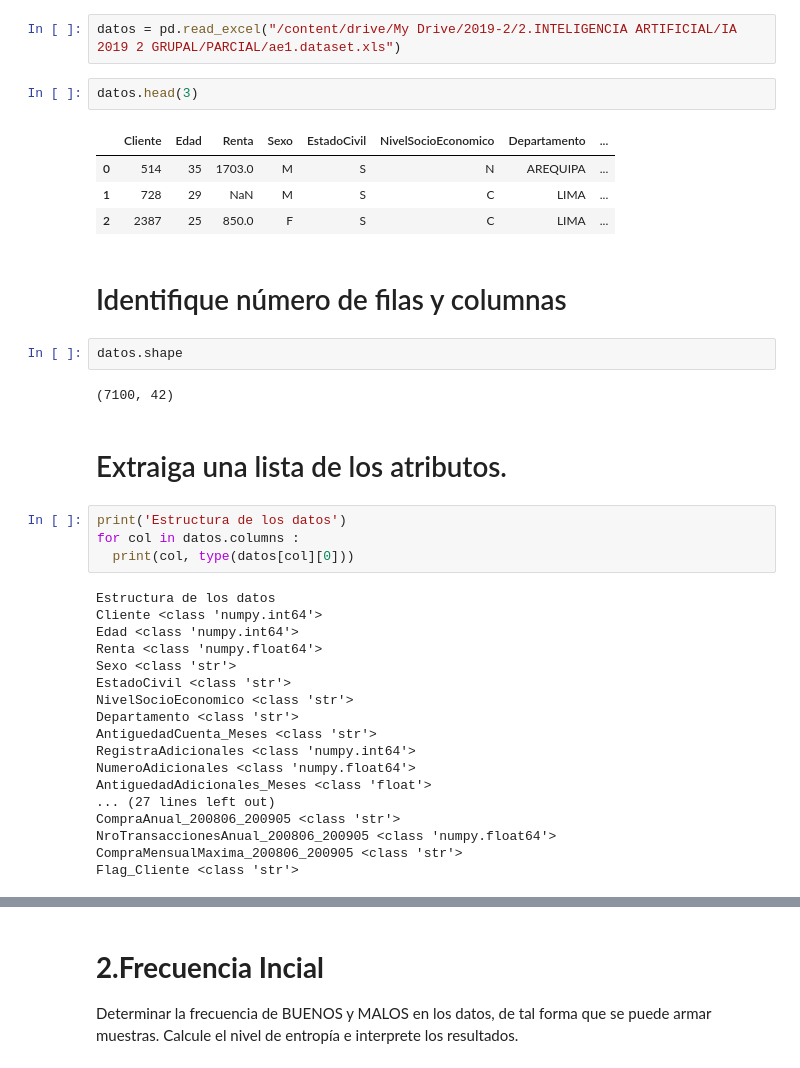
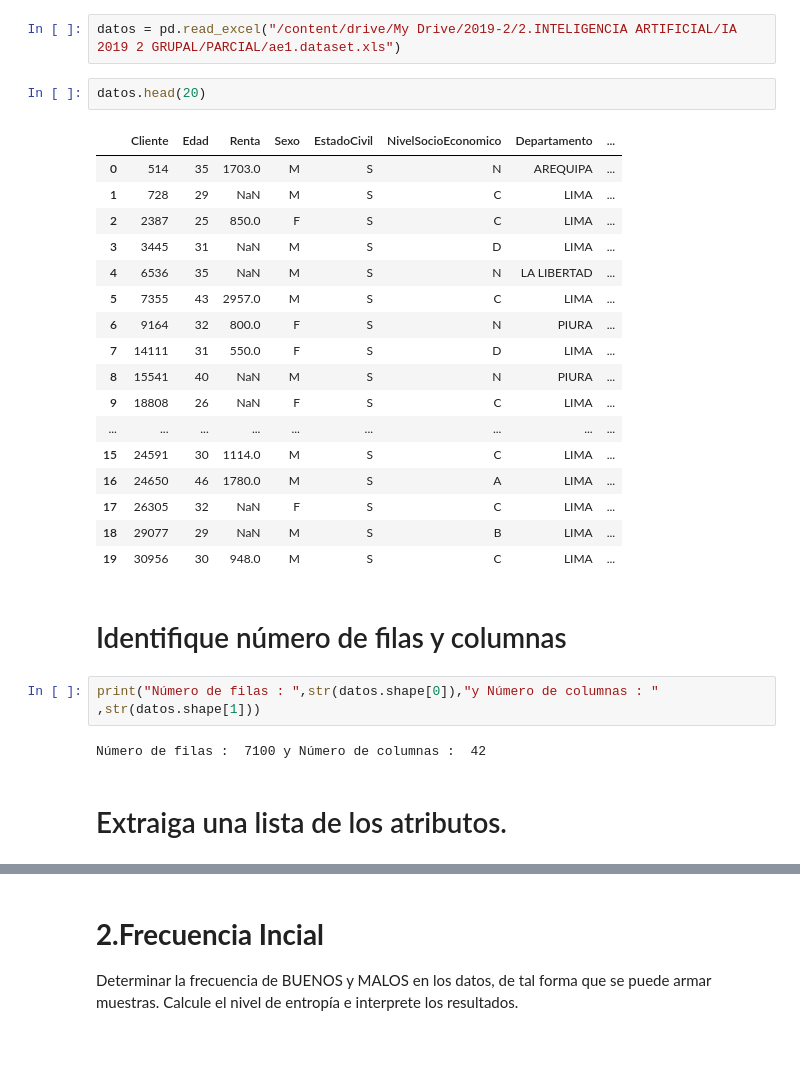
Before and after one commit to willians124/ML, a Jupyter notebook: Parcial_Regresión_Logística.ipynb, the cells around one changed output, grey strips where cells are left out. Saved outputs shown, nothing was run; the diff lists cells and outputs as text.

```diff
--- a/Parcial_Regresión_Logística.ipynb
+++ b/Parcial_Regresión_Logística.ipynb
@@ -56,39 +46,30 @@ Mounted at /content/drive
 # %%
 datos = pd.read_excel("/content/drive/My Drive/2019-2/2.INTELIGENCIA ARTIFICIAL/IA 2019 2 GRUPAL/PARCIAL/ae1.dataset.xls")
 # %%
-datos.head(3)
+datos.head(20)
 # %% [output]
 |  | Cliente | Edad | Renta | Sexo | EstadoCivil | NivelSocioEconomico | Departamento | ... |
 | 0 | 514 | 35 | 1703.0 | M | S | N | AREQUIPA | ... |
 | 1 | 728 | 29 | NaN | M | S | C | LIMA | ... |
 | 2 | 2387 | 25 | 850.0 | F | S | C | LIMA | ... |
+| 3 | 3445 | 31 | NaN | M | S | D | LIMA | ... |
+| 4 | 6536 | 35 | NaN | M | S | N | LA LIBERTAD | ... |
+| 5 | 7355 | 43 | 2957.0 | M | S | C | LIMA | ... |
+| 6 | 9164 | 32 | 800.0 | F | S | N | PIURA | ... |
+| 7 | 14111 | 31 | 550.0 | F | S | D | LIMA | ... |
+| 8 | 15541 | 40 | NaN | M | S | N | PIURA | ... |
+| 9 | 18808 | 26 | NaN | F | S | C | LIMA | ... |
+| ... | ... | ... | ... | ... | ... | ... | ... | ... |
+| 15 | 24591 | 30 | 1114.0 | M | S | C | LIMA | ... |
+| 16 | 24650 | 46 | 1780.0 | M | S | A | LIMA | ... |
+| 17 | 26305 | 32 | NaN | F | S | C | LIMA | ... |
+| 18 | 29077 | 29 | NaN | M | S | B | LIMA | ... |
+| 19 | 30956 | 30 | 948.0 | M | S | C | LIMA | ... |
 # %% [markdown]
 # Identifique número de filas y columnas
-# %%
-datos.shape
-# %% [output]
-(7100, 42)
+# %%
+print("Número de filas : ",str(datos.shape[0]),"y Número de columnas : " ,str(datos.shape[1]))
+# %% [output]
+Número de filas :  7100 y Número de columnas :  42
 # %% [markdown]
 # Extraiga una lista de los atributos.
-# %%
-print('Estructura de los datos')
-for col in datos.columns :
-  print(col, type(datos[col][0]))
-# %% [output]
-Estructura de los datos
-Cliente <class 'numpy.int64'>
-Edad <class 'numpy.int64'>
-Renta <class 'numpy.float64'>
-Sexo <class 'str'>
-EstadoCivil <class 'str'>
-NivelSocioEconomico <class 'str'>
-Departamento <class 'str'>
-AntiguedadCuenta_Meses <class 'str'>
-RegistraAdicionales <class 'numpy.int64'>
-NumeroAdicionales <class 'numpy.float64'>
-AntiguedadAdicionales_Meses <class 'float'>
-... (27 lines left out)
-CompraAnual_200806_200905 <class 'str'>
-NroTransaccionesAnual_200806_200905 <class 'numpy.float64'>
-CompraMensualMaxima_200806_200905 <class 'str'>
-Flag_Cliente <class 'str'>
```
Also changed, not shown: parts of 102 cells of this notebook.
